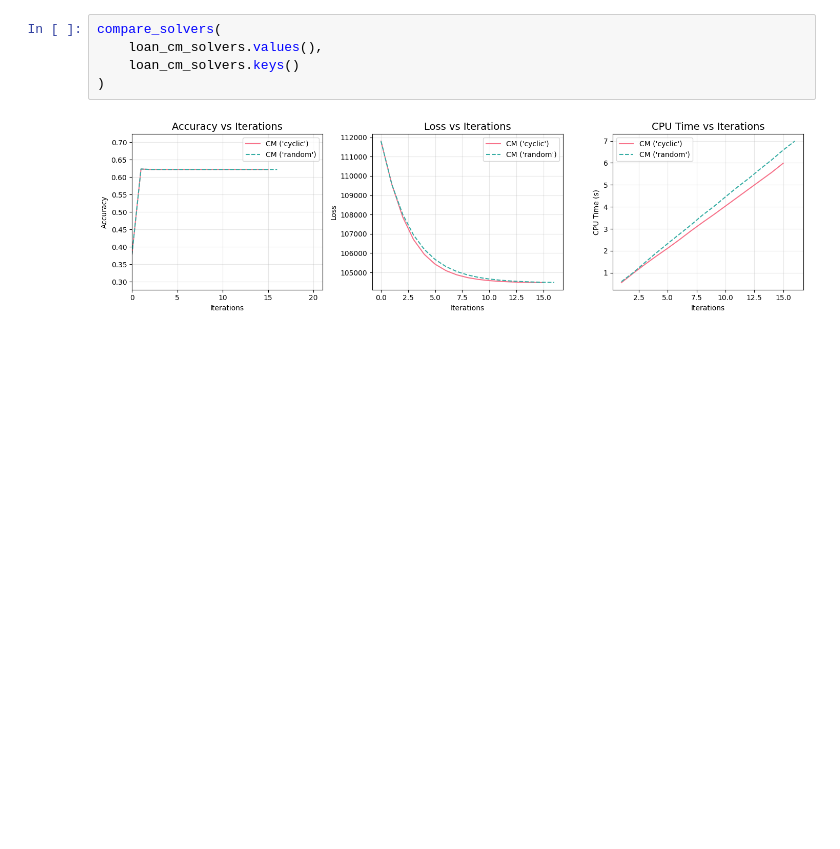
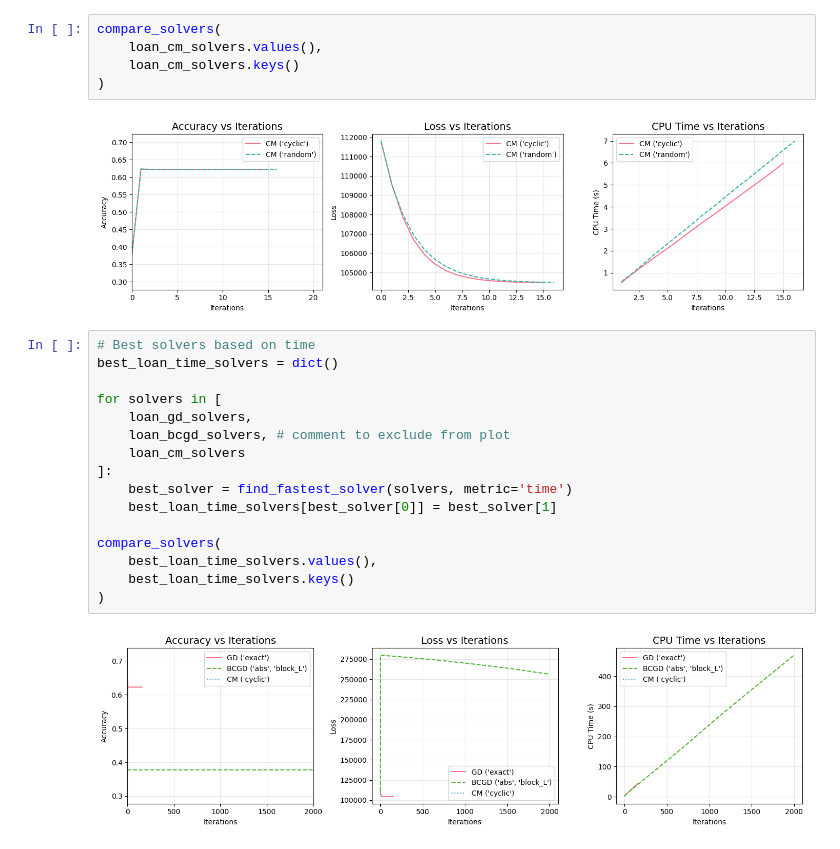
Before and after one commit to pavelihno/optimization-data-science, a Jupyter notebook: Homework.ipynb, the cells around one changed output. Cells and saved outputs as stored; diff of their text form; blank space fills up the shorter version.

```diff
--- a/Homework.ipynb
+++ b/Homework.ipynb
@@ -1390,3 +1385,21 @@ compare_solvers(
 )
 # %% [output]
 [figure]
+# %%
+# Best solvers based on time
+best_loan_time_solvers = dict()
+
+for solvers in [
+    loan_gd_solvers,
+    loan_bcgd_solvers, # comment to exclude from plot
+    loan_cm_solvers
+]:
+    best_solver = find_fastest_solver(solvers, metric='time')
+    best_loan_time_solvers[best_solver[0]] = best_solver[1]
+
+compare_solvers(
+    best_loan_time_solvers.values(),
+    best_loan_time_solvers.keys()
+)
+# %% [output]
+[figure, added]
```
Also changed, not shown: parts of 3 cells of this notebook.
